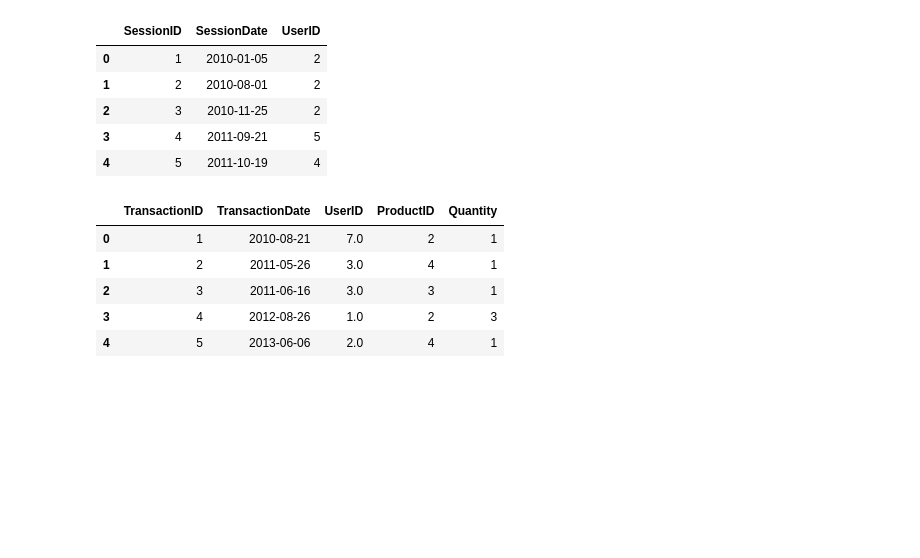
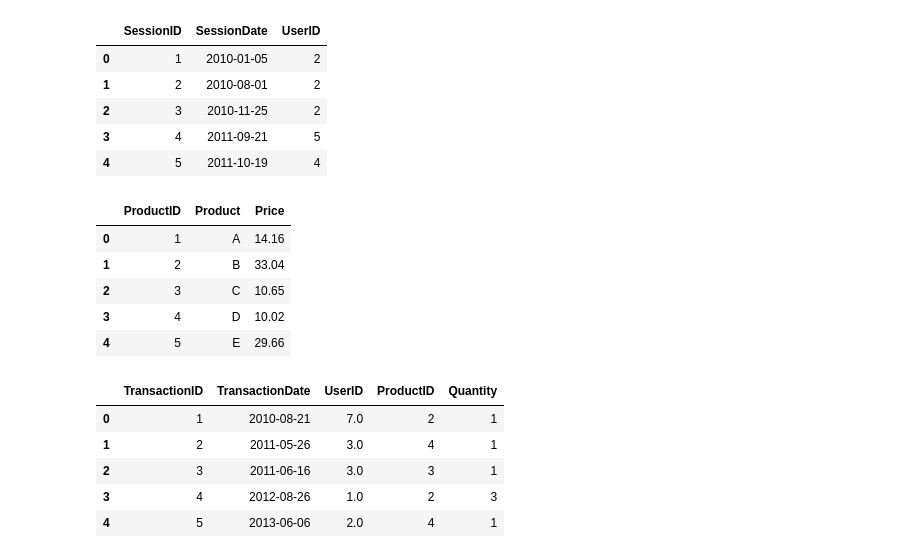
Before and after one commit to selvamj1996/Session-8-Assignment, a Jupyter notebook: Project 1.ipynb, the cells around one changed output. Saved outputs shown, nothing was run; the diff lists cells and outputs as text; code cells hidden in the pictures; blank space fills up the shorter version.

```diff
--- a/Project 1.ipynb
+++ b/Project 1.ipynb
@@ -189,6 +195,15 @@ sessions.head()
 | 2 | 3 | 2010-11-25 | 2 |
 | 3 | 4 | 2011-09-21 | 5 |
 | 4 | 5 | 2011-10-19 | 4 |
+# %%
+products.head()
+# %% [output]
+|  | ProductID | Product | Price |
+| 0 | 1 | A | 14.16 |
+| 1 | 2 | B | 33.04 |
+| 2 | 3 | C | 10.65 |
+| 3 | 4 | D | 10.02 |
+| 4 | 5 | E | 29.66 |
 # %%
 transactions.head()
 # %% [output]
```
Also changed, not shown: parts of 8 cells of this notebook.
